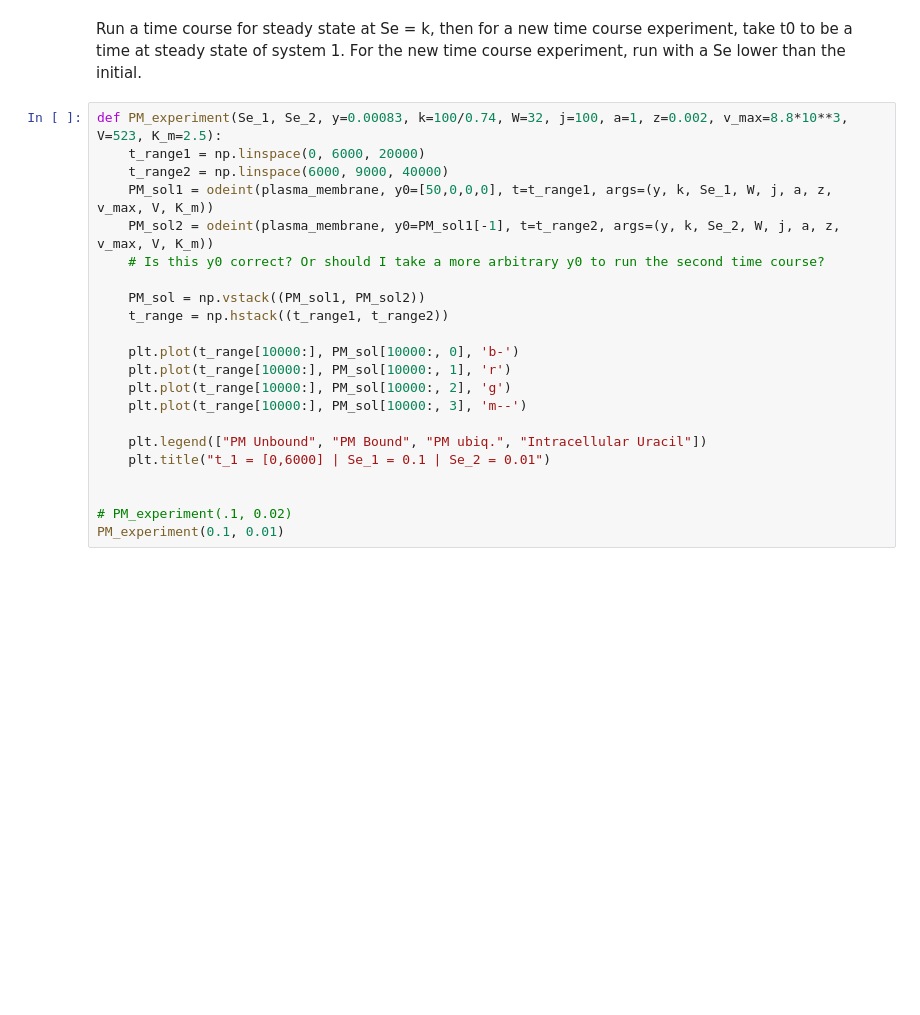
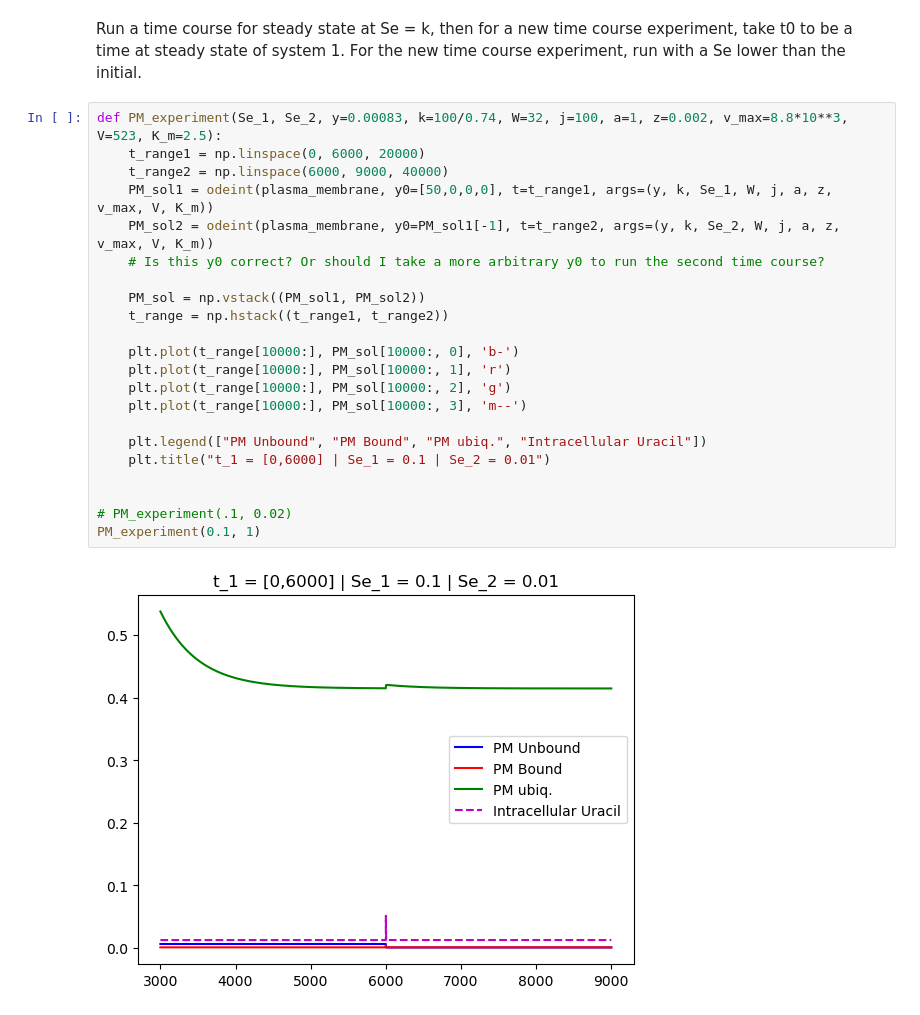
Before and after one commit to mwshumway/MathBio-Research, a Jupyter notebook: Matt/Plasma_Membrane.ipynb, the cells around one changed output. Drawn from its saved outputs; the diff is of its cells as text; blank space fills up the shorter version.

```diff
--- a/Matt/Plasma_Membrane.ipynb
+++ b/Matt/Plasma_Membrane.ipynb
@@ -87,22 +87,24 @@ Run a time course for steady state at Se = k, then for a new time course experim
 # %%
 def PM_experiment(Se_1, Se_2, y=0.00083, k=100/0.74, W=32, j=100, a=1, z=0.002, v_max=8.8*10**3, V=523, K_m=2.5):
     t_range1 = np.linspace(0, 6000, 20000)
     t_range2 = np.linspace(6000, 9000, 40000)
     PM_sol1 = odeint(plasma_membrane, y0=[50,0,0,0], t=t_range1, args=(y, k, Se_1, W, j, a, z, v_max, V, K_m))
     PM_sol2 = odeint(plasma_membrane, y0=PM_sol1[-1], t=t_range2, args=(y, k, Se_2, W, j, a, z, v_max, V, K_m))
     # Is this y0 correct? Or should I take a more arbitrary y0 to run the second time course?
 
     PM_sol = np.vstack((PM_sol1, PM_sol2))
     t_range = np.hstack((t_range1, t_range2))
 
     plt.plot(t_range[10000:], PM_sol[10000:, 0], 'b-')
     plt.plot(t_range[10000:], PM_sol[10000:, 1], 'r')
     plt.plot(t_range[10000:], PM_sol[10000:, 2], 'g')
     plt.plot(t_range[10000:], PM_sol[10000:, 3], 'm--')
 
     plt.legend(["PM Unbound", "PM Bound", "PM ubiq.", "Intracellular Uracil"])
     plt.title("t_1 = [0,6000] | Se_1 = 0.1 | Se_2 = 0.01")
 
 
 # PM_experiment(.1, 0.02)
-PM_experiment(0.1, 0.01)
+PM_experiment(0.1, 1)
+# %% [output]
+[figure, added]
```
Also changed, not shown: 2 other files.
